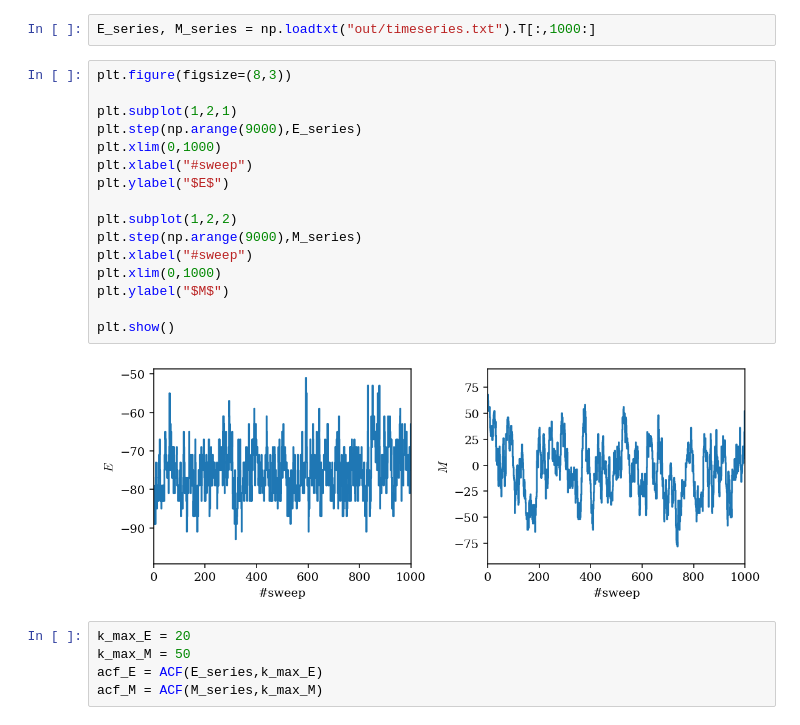
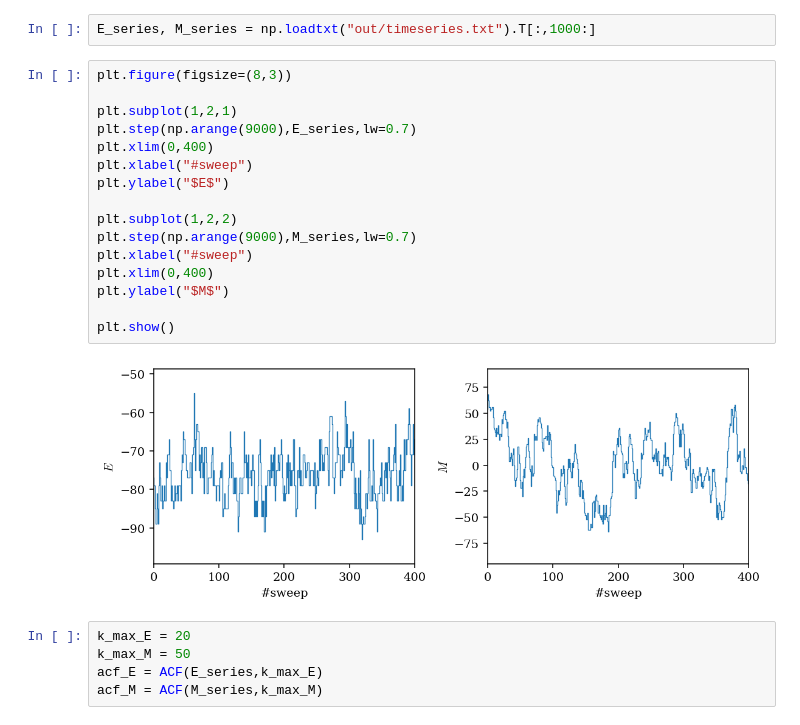
Before and after one commit to till-robert/cs1_seminar, a Jupyter notebook: task19/task19.ipynb, the cells around one changed output. Cells and saved outputs as stored; diff of their text form.

```diff
--- a/task19/task19.ipynb
+++ b/task19/task19.ipynb
@@ -31,21 +31,21 @@ E_series, M_series = np.loadtxt("out/timeseries.txt").T[:,1000:]
 # %%
 plt.figure(figsize=(8,3))
 
 plt.subplot(1,2,1)
-plt.step(np.arange(9000),E_series)
-plt.xlim(0,1000)
+plt.step(np.arange(9000),E_series,lw=0.7)
+plt.xlim(0,400)
 plt.xlabel("#sweep")
 plt.ylabel("$E$")
 
 plt.subplot(1,2,2)
-plt.step(np.arange(9000),M_series)
+plt.step(np.arange(9000),M_series,lw=0.7)
 plt.xlabel("#sweep")
-plt.xlim(0,1000)
+plt.xlim(0,400)
 plt.ylabel("$M$")
 
 plt.show()
 # %% [output]
-[figure, old version]
+[figure, new version]
 # %%
 k_max_E = 20
 k_max_M = 50
```
Also changed, not shown: 2 other files.
